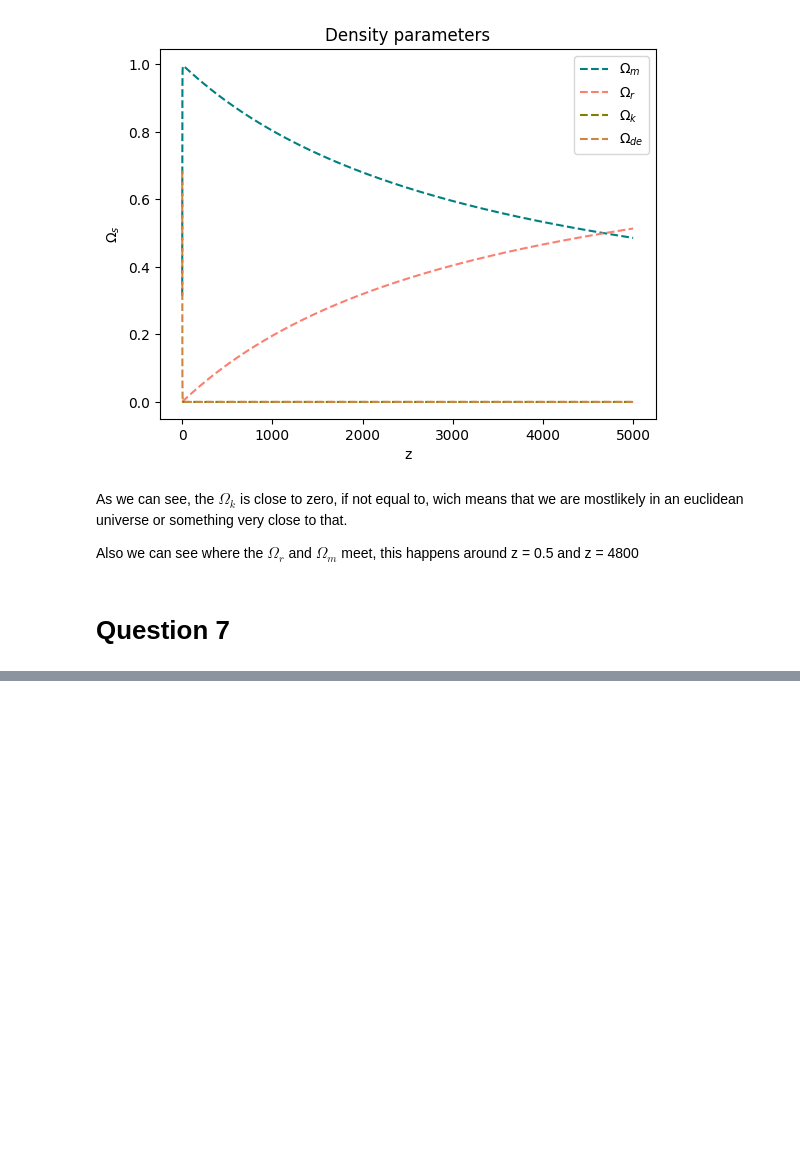
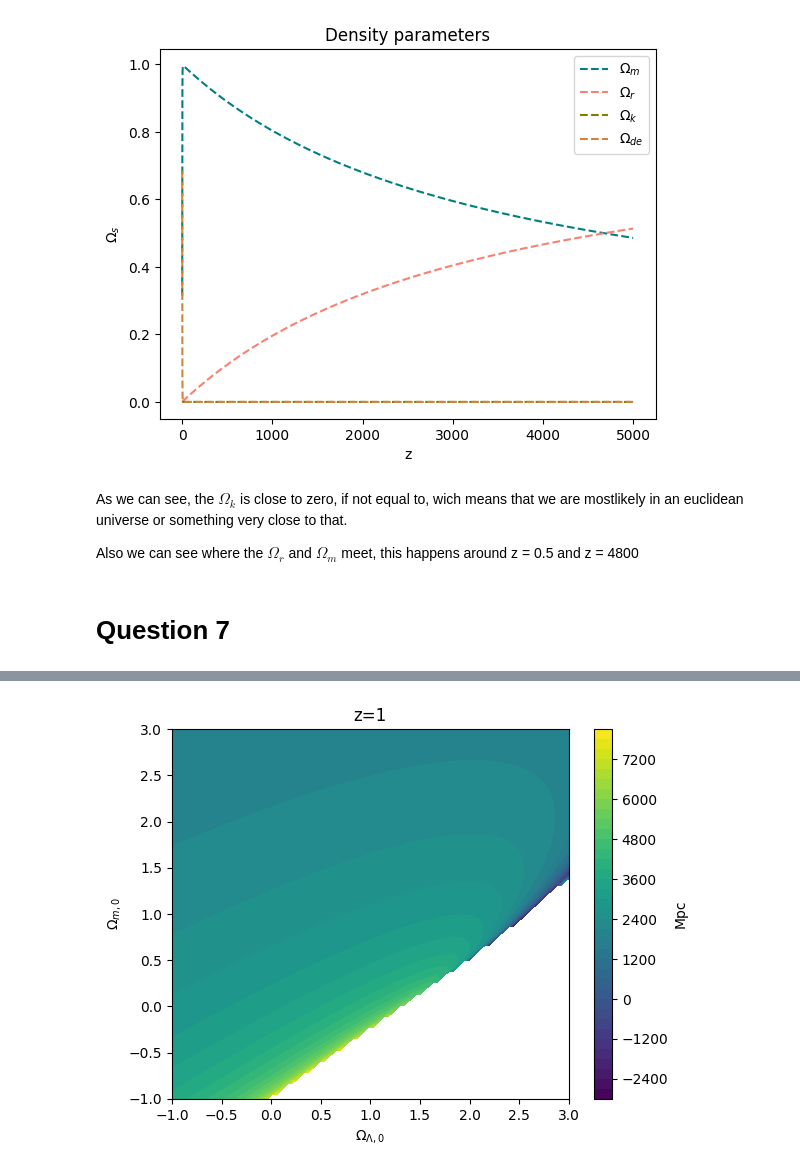
Before and after one commit to raquelgonzalez03/Tareas_Cosmo, a Jupyter notebook: tarea 1.ipynb, the cells around one changed output, grey strips where cells are left out. Cells and saved outputs as stored; diff of their text form; code cells hidden in the pictures; blank space fills up the shorter version.

```diff
--- a/tarea 1.ipynb
+++ b/tarea 1.ipynb
@@ -123,0 +151,90 @@ Hola mundo
+# %%
+z = np.linspace(0, 10, 1000)
+Omega_r0 = 8.24 * 10 ** (-5) #value of Omega_{r0} today
+zl=1000
+
+def Hubble(z, omegam0, omegal0):
+    omegam0 = np.asarray(omegam0)
+    omegal0 = np.asarray(omegal0)
+    z = np.asarray(z)
+
+    #to define Omega_k0 we use that the sum of every omega is 1
+    #so we substrate
+    Omega_k0 = 1 - omegam0[:, None] - omegal0[None, :] - Omega_r0
+
+    #with this we define the hubble parameter using the friedmann equation
+    H = H0 * np.sqrt(Omega_r0 * (1 + z[:, None, None])**4 +
+                     omegam0[None, :, None] * (1 + z[:, None, None])**3 +
+                     omegal0[None, None, :] +
+                     Omega_k0[None, :, :] * (1 + z[:, None, None])**2)
+    return H
+
+#now we define the function f_k
+
+def f_k(z,omegam0,omegal0):
+
+    lz=len(z)
+    lomega1=len(omegam0)
+    lomega2=len(omegal0)
+    fk=np.zeros((lomega1,lomega2))
+
+    e=Hubble(z,omegam0,omegal0)/H0
+    mz=np.max(z)
+
+    int_e=np.zeros((lomega1,lomega2))
+    for i in range(0,lomega1):
+        for j in range(0,lomega2):
+            int_e[i,j]=integrate.trapezoid(1/e[:,i,j],z)
+
+    for i in range(0,lomega1):
+        for j in range(0,lomega2):
+            omegak0= 1 -omegam0[i] - omegal0[j] - Omega_r0
+
+            if omegak0>0:
+                fk[i,j]= c/(H0*np.sqrt(omegak0))*np.sinh(np.sqrt(omegak0)*int_e[i,j])
+            if omegak0==0:
+                fk[i,j]= c/H0*int_e[i,j]
+            if omegak0<0:
+                fk[i,j]= c/(H0*np.sqrt(-omegak0))*np.sin(np.sqrt(-omegak0)*int_e[i,j])
+    return fk
+
+#values for omegal0 and omegam0
+x = np.linspace(-1, 3, 100)
+y = np.linspace(-1, 3, 100)
+
+fk1 = f_k(z, x, y)
+
+z = np.linspace(0, 20, 1000)
+
+fk2 = f_k(z, x, y)
+
+z = np.linspace(0, 1, 1000)
+
+fk3 = f_k(z, x, y)
+
+plt.contourf(x,y,fk3,levels=40)
+
+plt.xlabel('$\Omega_{\Lambda,0}$')
+plt.ylabel('$\Omega_{m,0}$')
+plt.title('z=1')
+plt.colorbar(label='Mpc')
+plt.show()
+
+
+plt.contourf(x,y,fk1,levels=40)
+
+plt.xlabel('$\Omega_{\Lambda,0}$')
+plt.ylabel('$\Omega_{m,0}$')
+plt.title('z=10')
+plt.colorbar(label='Mpc')
+plt.show()
+
+plt.contourf(x,y,fk2,levels=40)
+
+plt.xlabel('$\Omega_{\Lambda,0}$')
+plt.ylabel('$\Omega_{m,0}$')
+plt.title('z=20')
+plt.colorbar(label='Mpc')
+plt.show()
+# %% [output]
+[figure, added]
```
Also changed, not shown: parts of 5 cells of this notebook.
